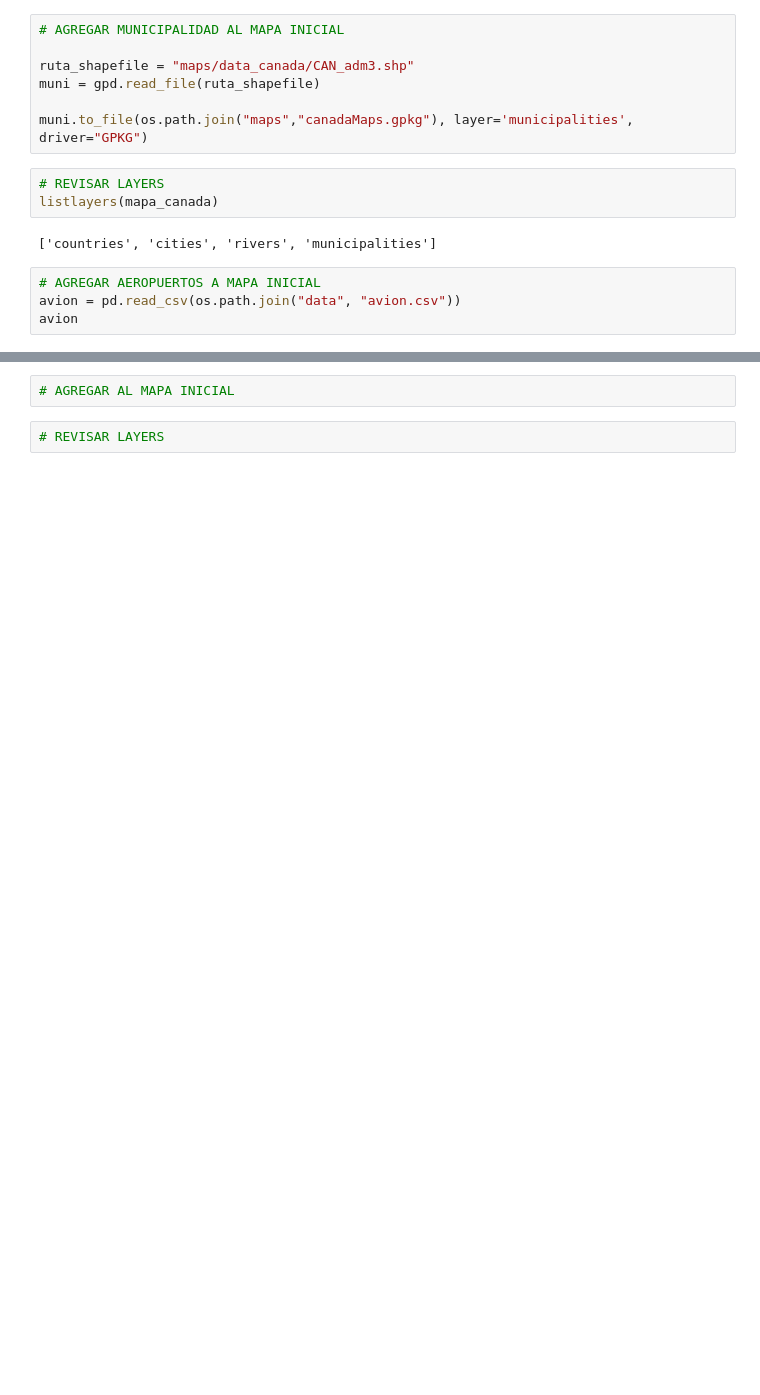
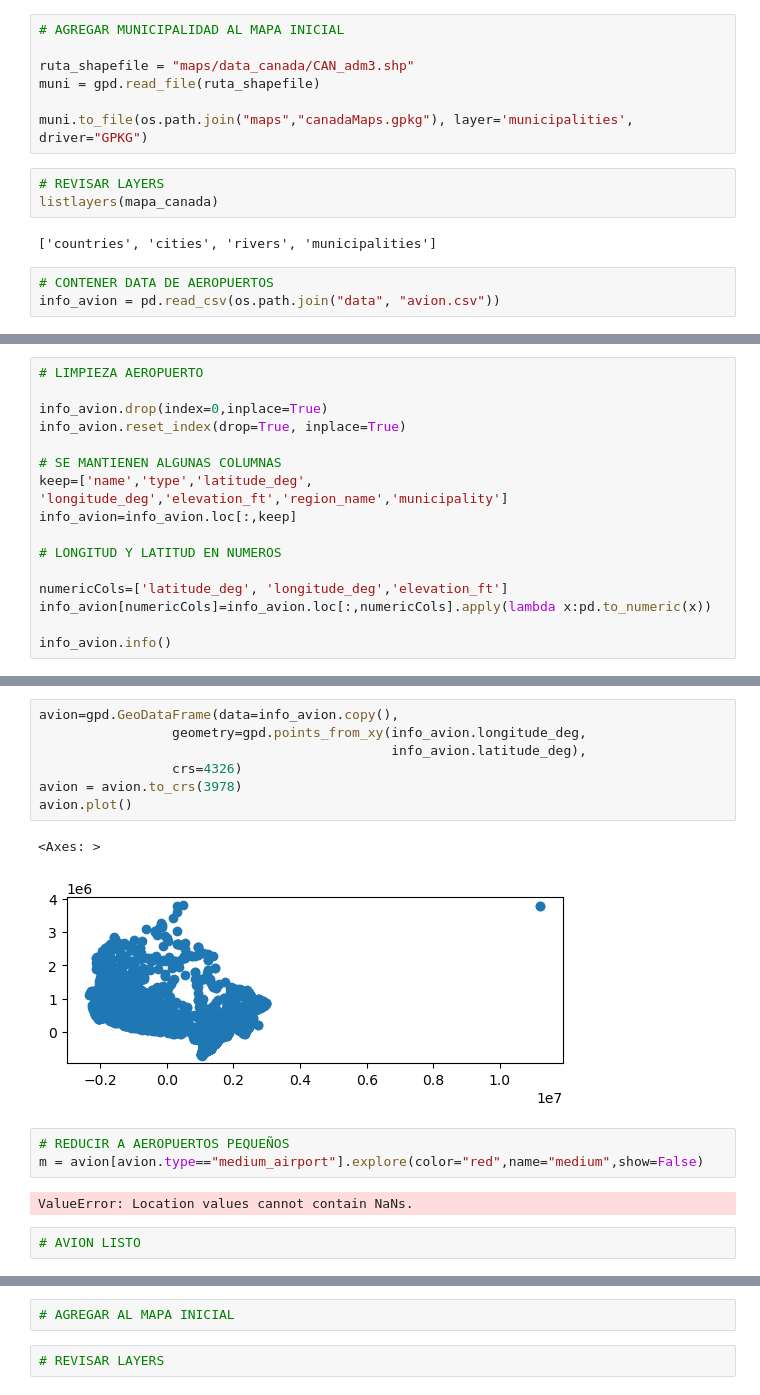
Before and after one commit to CarolinaPUCP/ACTI_FINAL, a Jupyter notebook: Untitled.ipynb, the cells around one changed output, grey strips where cells are left out. Saved outputs shown, nothing was run; the diff lists cells and outputs as text; blank space fills up the shorter version.

```diff
--- a/Untitled.ipynb
+++ b/Untitled.ipynb
@@ -36,6 +32,5 @@ listlayers(mapa_canada)
 # %% [output]
 ['countries', 'cities', 'rivers', 'municipalities']
 # %%
-# AGREGAR AEROPUERTOS A MAPA INICIAL
-avion = pd.read_csv(os.path.join("data", "avion.csv"))
-avion
+# CONTENER DATA DE AEROPUERTOS
+info_avion = pd.read_csv(os.path.join("data", "avion.csv"))
@@ -55,0 +49,16 @@ avion
+# %%
+# LIMPIEZA AEROPUERTO
+
+info_avion.drop(index=0,inplace=True)
+info_avion.reset_index(drop=True, inplace=True)
+
+# SE MANTIENEN ALGUNAS COLUMNAS
+keep=['name','type','latitude_deg', 'longitude_deg','elevation_ft','region_name','municipality']
+info_avion=info_avion.loc[:,keep]
+
+# LONGITUD Y LATITUD EN NUMEROS
+
+numericCols=['latitude_deg', 'longitude_deg','elevation_ft']
+info_avion[numericCols]=info_avion.loc[:,numericCols].apply(lambda x:pd.to_numeric(x))
+
+info_avion.info()
@@ -56 +118,18 @@ avion
+# %%
+avion=gpd.GeoDataFrame(data=info_avion.copy(),
+                 geometry=gpd.points_from_xy(info_avion.longitude_deg,
+                                             info_avion.latitude_deg),
+                 crs=4326)
+avion = avion.to_crs(3978)
+avion.plot()
+# %% [output]
+<Axes: >
+[figure, added]
+# %%
+# REDUCIR A AEROPUERTOS PEQUEÑOS
+m = avion[avion.type=="medium_airport"].explore(color="red",name="medium",show=False)
+# %% [output]
+ValueError: Location values cannot contain NaNs.
+# %%
+# AVION LISTO
 # %%
```
Also changed, not shown: parts of 14 cells of this notebook, 2 other files.
